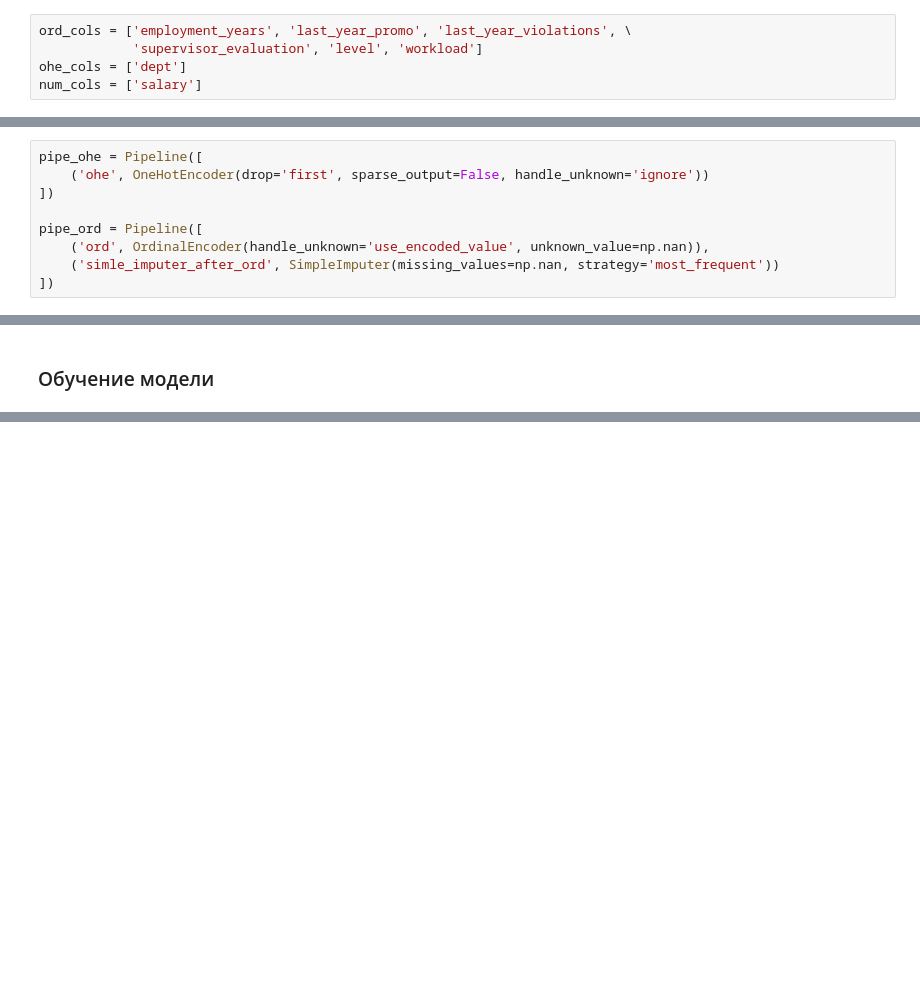
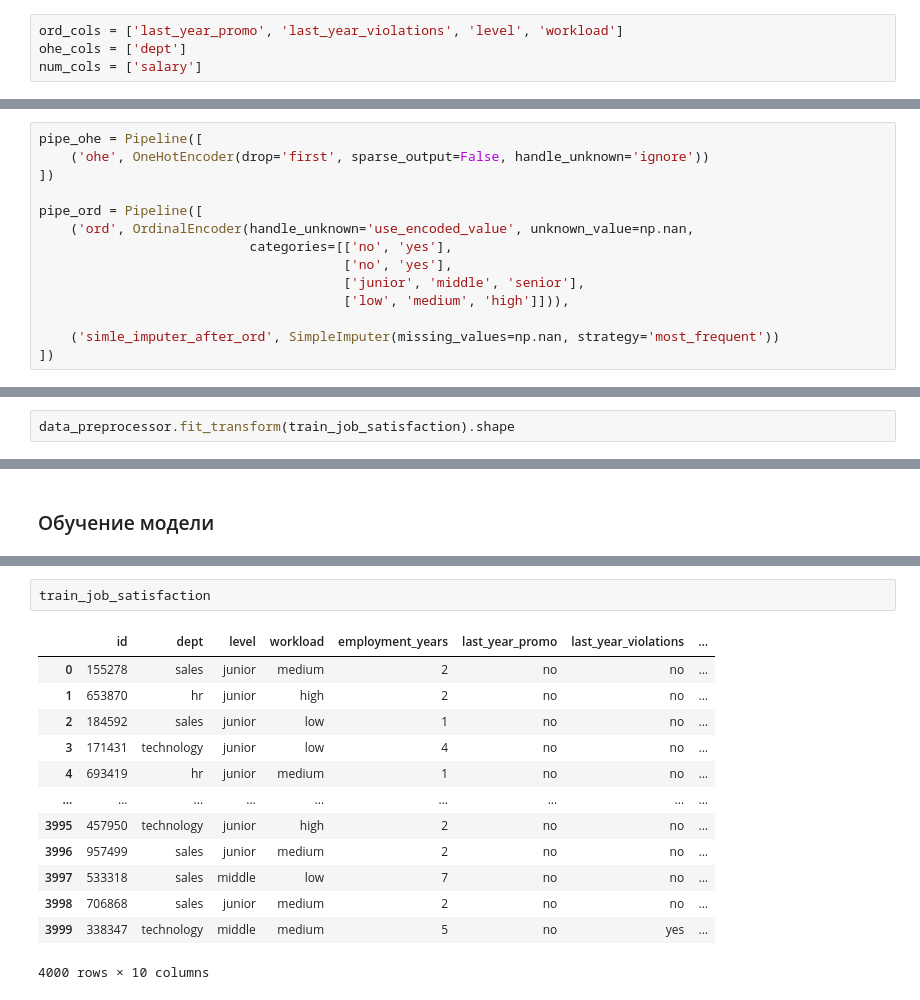
Before and after one commit to serguntsov/ML_HR_ANALYST, a Jupyter notebook: satisfaction_rate_job.ipynb, the cells around one changed output, grey strips where cells are left out. Drawn from its saved outputs; the diff is of its cells as text; blank space fills up the shorter version.

```diff
--- a/satisfaction_rate_job.ipynb
+++ b/satisfaction_rate_job.ipynb
@@ -520,7 +521,6 @@ sns.heatmap(train_job_satisfaction.iloc[:, 1:].phik_matrix(interval_cols=['salar
 # %% [markdown]
 ### Подготовка данных
 # %%
-ord_cols = ['employment_years', 'last_year_promo', 'last_year_violations', \
-            'supervisor_evaluation', 'level', 'workload']
+ord_cols = ['last_year_promo', 'last_year_violations', 'level', 'workload']
 ohe_cols = ['dept']
 num_cols = ['salary']
@@ -540,7 +554,12 @@ pipe_ohe = Pipeline([
 ])
 
 pipe_ord = Pipeline([
-    ('ord', OrdinalEncoder(handle_unknown='use_encoded_value', unknown_value=np.nan)),
+    ('ord', OrdinalEncoder(handle_unknown='use_encoded_value', unknown_value=np.nan,
+                           categories=[['no', 'yes'],
+                                       ['no', 'yes'],
+                                       ['junior', 'middle', 'senior'],
+                                       ['low', 'medium', 'high']])),
+
     ('simle_imputer_after_ord', SimpleImputer(missing_values=np.nan, strategy='most_frequent'))
 ])
 # %%
@@ -558,3 +577,5 @@ pipe_final = Pipeline([
     ('preprocessor', data_preprocessor),
     ('models', DecisionTreeClassifier(max_depth=8, min_samples_split=4,  random_state=RANDOM_STATE))
 ])
+# %%
+data_preprocessor.fit_transform(train_job_satisfaction).shape
@@ -564,0 +635,16 @@ pipe_final = Pipeline([
+# %%
+train_job_satisfaction
+# %% [output]
+|  | id | dept | level | workload | employment_years | last_year_promo | last_year_violations | ... |
+| 0 | 155278 | sales | junior | medium | 2 | no | no | ... |
+| 1 | 653870 | hr | junior | high | 2 | no | no | ... |
+| 2 | 184592 | sales | junior | low | 1 | no | no | ... |
+| 3 | 171431 | technology | junior | low | 4 | no | no | ... |
+| 4 | 693419 | hr | junior | medium | 1 | no | no | ... |
+| ... | ... | ... | ... | ... | ... | ... | ... | ... |
+| 3995 | 457950 | technology | junior | high | 2 | no | no | ... |
+| 3996 | 957499 | sales | junior | medium | 2 | no | no | ... |
+| 3997 | 533318 | sales | middle | low | 7 | no | no | ... |
+| 3998 | 706868 | sales | junior | medium | 2 | no | no | ... |
+| 3999 | 338347 | technology | middle | medium | 5 | no | yes | ... |
+4000 rows × 10 columns
```
Also changed, not shown: parts of 9 cells of this notebook.
